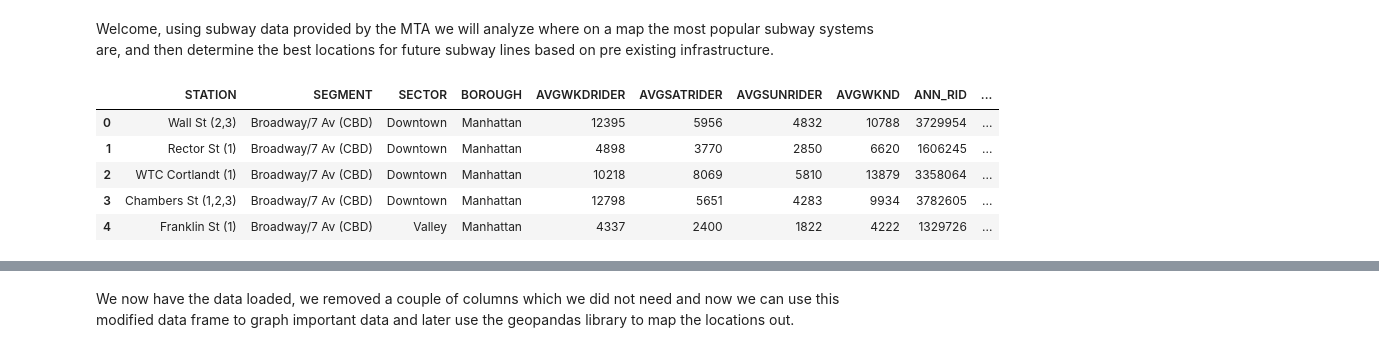
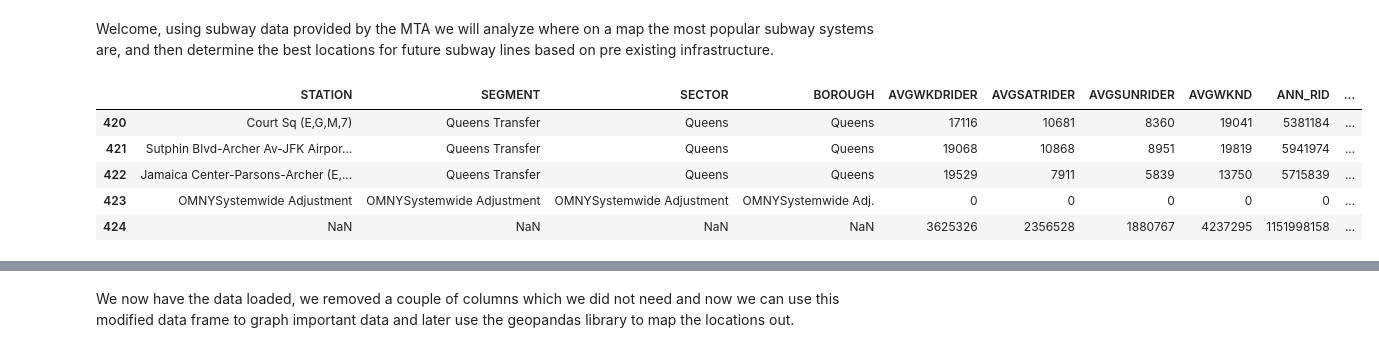
Before and after one commit to drod75/mta_train_data, a Jupyter notebook: analysis.ipynb, the cells around one changed output, grey strips where cells are left out. Drawn from its saved outputs; the diff is of its cells as text; code cells hidden in the pictures.

```diff
--- a/analysis.ipynb
+++ b/analysis.ipynb
@@ -3,22 +3,21 @@ Welcome, using subway data provided by the MTA we will analyze where on a map th
 # %%
 import pandas as pd
 import matplotlib.pyplot as plt
 import seaborn as sns
 import geopandas
 
 df = pd.read_excel('data\original_Data\mta_subway_tables.xlsx', sheet_name='Subway Rank')
 df = df.iloc[:, :-4]
 df.drop(['CCYY','STAID'], axis=1, inplace=True)
-df = df[df['BOROUGH'] != 'OMNYSystemwide Adj.']
 
-df.head()
+df.tail()
 # %% [output]
 |  | STATION | SEGMENT | SECTOR | BOROUGH | AVGWKDRIDER | AVGSATRIDER | AVGSUNRIDER | AVGWKND | ANN_RID | ... |
-| 0 | Wall St (2,3) | Broadway/7 Av (CBD) | Downtown | Manhattan | 12395 | 5956 | 4832 | 10788 | 3729954 | ... |
-| 1 | Rector St (1) | Broadway/7 Av (CBD) | Downtown | Manhattan | 4898 | 3770 | 2850 | 6620 | 1606245 | ... |
-| 2 | WTC Cortlandt (1) | Broadway/7 Av (CBD) | Downtown | Manhattan | 10218 | 8069 | 5810 | 13879 | 3358064 | ... |
-| 3 | Chambers St (1,2,3) | Broadway/7 Av (CBD) | Downtown | Manhattan | 12798 | 5651 | 4283 | 9934 | 3782605 | ... |
-| 4 | Franklin St (1) | Broadway/7 Av (CBD) | Valley | Manhattan | 4337 | 2400 | 1822 | 4222 | 1329726 | ... |
+| 420 | Court Sq (E,G,M,7) | Queens Transfer | Queens | Queens | 17116 | 10681 | 8360 | 19041 | 5381184 | ... |
+| 421 | Sutphin Blvd-Archer Av-JFK Airpor... | Queens Transfer | Queens | Queens | 19068 | 10868 | 8951 | 19819 | 5941974 | ... |
+| 422 | Jamaica Center-Parsons-Archer (E,... | Queens Transfer | Queens | Queens | 19529 | 7911 | 5839 | 13750 | 5715839 | ... |
+| 423 | OMNYSystemwide Adjustment | OMNYSystemwide Adjustment | OMNYSystemwide Adjustment | OMNYSystemwide Adj. | 0 | 0 | 0 | 0 | 0 | ... |
+| 424 | NaN | NaN | NaN | NaN | 3625326 | 2356528 | 1880767 | 4237295 | 1151998158 | ... |
 # %%
 def remove_train(x):
     x = str(x)
```
Also changed, not shown: parts of 6 cells of this notebook, 3 other files.
